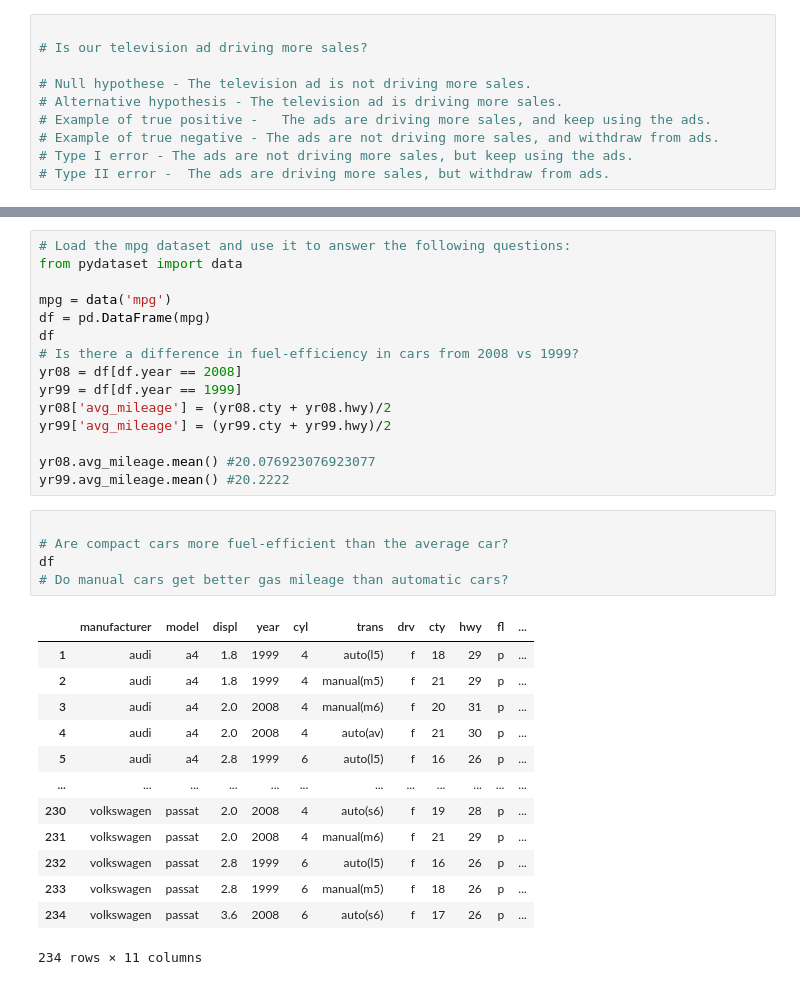
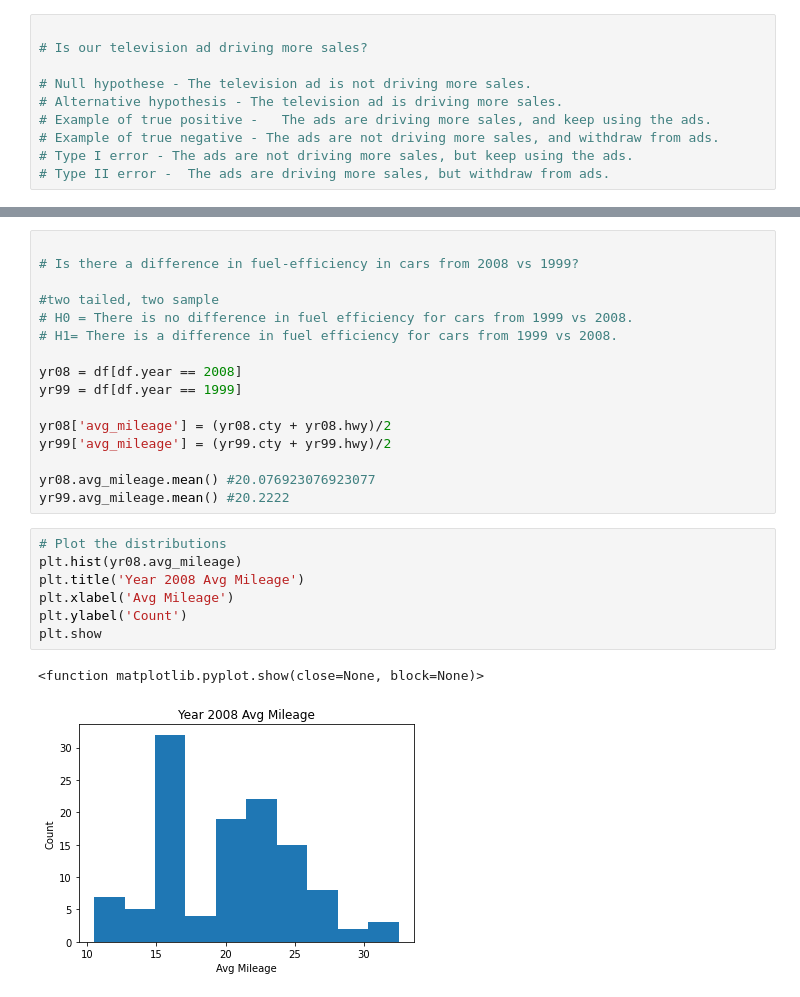
Before and after one commit to javahava1222/statistics-exercises, a Jupyter notebook: hypothesis_testing.ipynb, the cells around one changed output, grey strips where cells are left out. Drawn from its saved outputs; the diff is of its cells as text.

```diff
--- a/hypothesis_testing.ipynb
+++ b/hypothesis_testing.ipynb
@@ -97,34 +121,26 @@ print('Reject Null-Hypothesis?', p < alpha)
 # %%
-# Load the mpg dataset and use it to answer the following questions:
-from pydataset import data
 
-mpg = data('mpg')
-df = pd.DataFrame(mpg)
-df
 # Is there a difference in fuel-efficiency in cars from 2008 vs 1999?
+
+#two tailed, two sample
+# H0 = There is no difference in fuel efficiency for cars from 1999 vs 2008.
+# H1= There is a difference in fuel efficiency for cars from 1999 vs 2008.
+
 yr08 = df[df.year == 2008]
 yr99 = df[df.year == 1999]
+
 yr08['avg_mileage'] = (yr08.cty + yr08.hwy)/2
 yr99['avg_mileage'] = (yr99.cty + yr99.hwy)/2
 
 yr08.avg_mileage.mean() #20.076923076923077
 yr99.avg_mileage.mean() #20.2222
-# %%
-
-# Are compact cars more fuel-efficient than the average car?
-df
-# Do manual cars get better gas mileage than automatic cars?
-# %% [output]
-|  | manufacturer | model | displ | year | cyl | trans | drv | cty | hwy | fl | ... |
-| 1 | audi | a4 | 1.8 | 1999 | 4 | auto(l5) | f | 18 | 29 | p | ... |
-| 2 | audi | a4 | 1.8 | 1999 | 4 | manual(m5) | f | 21 | 29 | p | ... |
-| 3 | audi | a4 | 2.0 | 2008 | 4 | manual(m6) | f | 20 | 31 | p | ... |
-| 4 | audi | a4 | 2.0 | 2008 | 4 | auto(av) | f | 21 | 30 | p | ... |
-| 5 | audi | a4 | 2.8 | 1999 | 6 | auto(l5) | f | 16 | 26 | p | ... |
-| ... | ... | ... | ... | ... | ... | ... | ... | ... | ... | ... | ... |
-| 230 | volkswagen | passat | 2.0 | 2008 | 4 | auto(s6) | f | 19 | 28 | p | ... |
-| 231 | volkswagen | passat | 2.0 | 2008 | 4 | manual(m6) | f | 21 | 29 | p | ... |
-| 232 | volkswagen | passat | 2.8 | 1999 | 6 | auto(l5) | f | 16 | 26 | p | ... |
-| 233 | volkswagen | passat | 2.8 | 1999 | 6 | manual(m5) | f | 18 | 26 | p | ... |
-| 234 | volkswagen | passat | 3.6 | 2008 | 6 | auto(s6) | f | 17 | 26 | p | ... |
-234 rows × 11 columns
+# %%
+# Plot the distributions
+plt.hist(yr08.avg_mileage)
+plt.title('Year 2008 Avg Mileage')
+plt.xlabel('Avg Mileage')
+plt.ylabel('Count')
+plt.show
+# %% [output]
+<function matplotlib.pyplot.show(close=None, block=None)>
+[figure, added]
```
Also changed, not shown: parts of 45 cells of this notebook.
